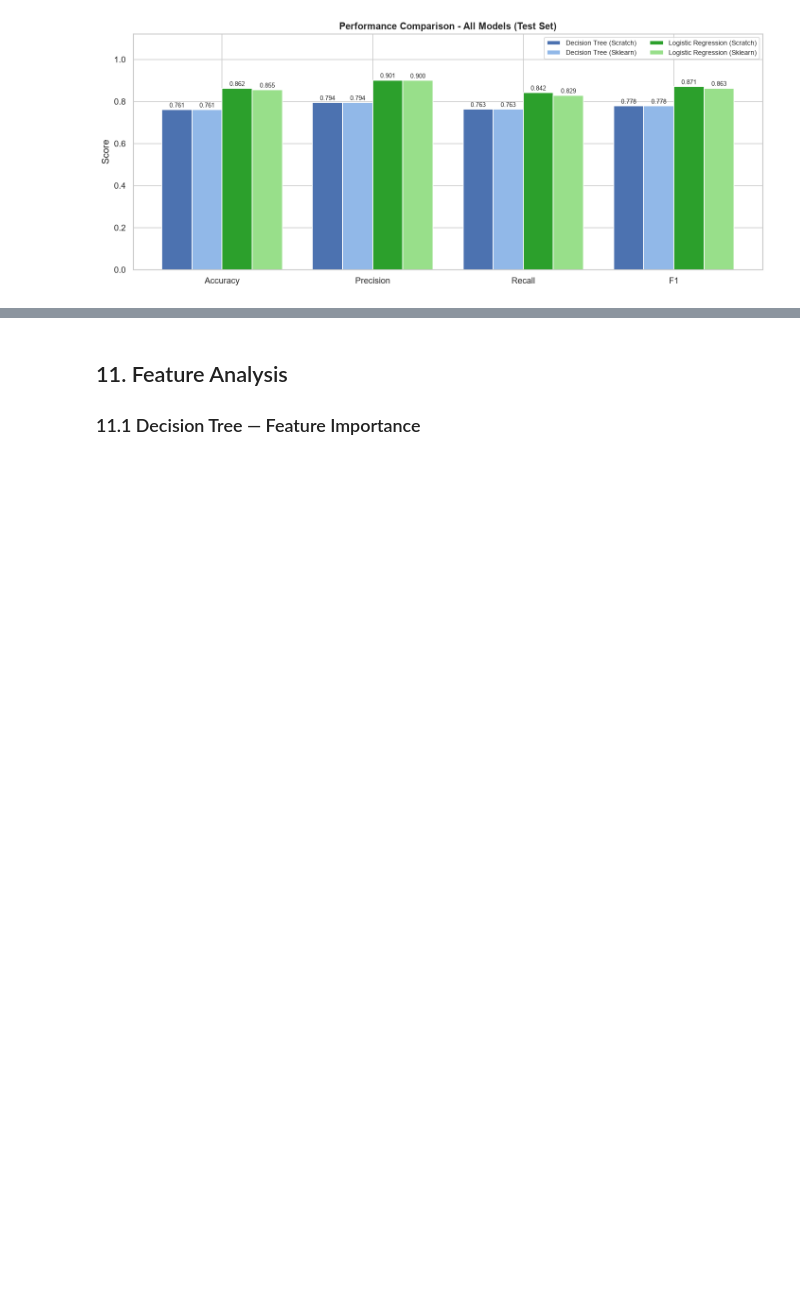
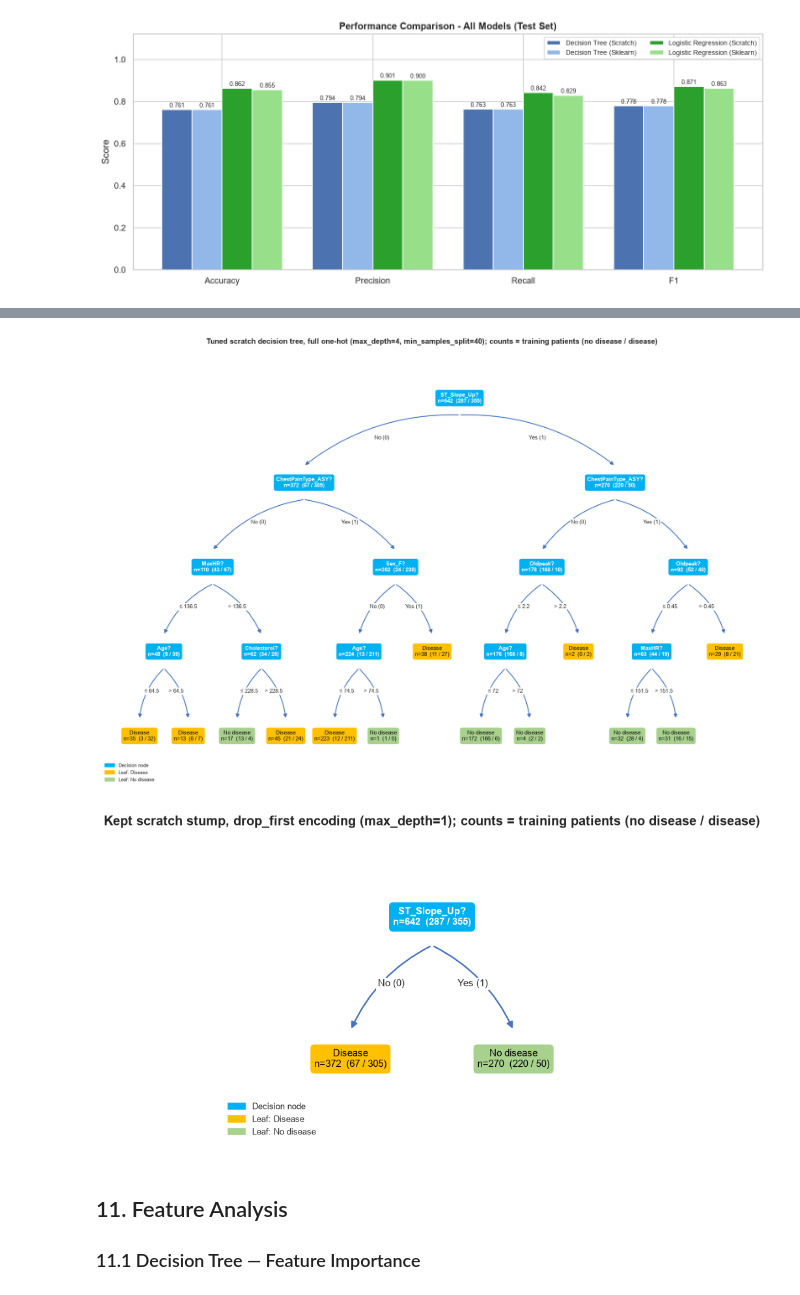
Before and after one commit to ajanumala-Albert/heart-disease-ml-project, a Jupyter notebook: heart_disease_decision_tree.ipynb, the cells around one changed output, grey strips where cells are left out. Saved outputs shown, nothing was run; the diff lists cells and outputs as text; code cells hidden in the pictures; blank space fills up the shorter version.

```diff
--- a/heart_disease_decision_tree.ipynb
+++ b/heart_disease_decision_tree.ipynb
@@ -862,3 +1051,56 @@ plt.show()
+# %%
+def draw_tree(tree, X, y, feat_names, title, fname):
+    """Draw a DecisionTreeScratch as a node-link diagram (left branch = condition true, x <= threshold)."""
+    C_NODE, C_POS, C_NEG, C_EDGE = '#00B0F0', '#FFC000', '#A9D18E', '#4472C4'
+    pos, counter = {}, [0]
+    def layout(node, depth):
+        if node.value is not None:
+            pos[id(node)] = (counter[0], -depth); counter[0] += 1
+        else:
+            layout(node.left, depth + 1); layout(node.right, depth + 1)
+            pos[id(node)] = ((pos[id(node.left)][0] + pos[id(node.right)][0]) / 2, -depth)
+    layout(tree.root, 0)
+    n_leaves, depth = tree.get_n_leaves(), tree.get_depth()
+    fig, ax = plt.subplots(figsize=(max(7, 1.5 * n_leaves), 2.6 * (depth + 1)))
+    ax.set_xlim(-0.8, n_leaves - 0.2); ax.set_ylim(-depth - 0.6, 0.6); ax.axis('off')
+    def counts(yy): return f'n={len(yy)}  ({(yy == 0).sum()} / {(yy == 1).sum()})'
+    def draw(node, Xn, yn):
+        x, yv = pos[id(node)]
+        if node.value is not None:
+            label = ('Disease' if node.value == 1 else 'No disease') + '\n' + counts(yn)
+            ax.text(x, yv, label, ha='center', va='center', fontsize=9, color='black', zorder=3,
+                    bbox=dict(boxstyle='round,pad=0.4', fc=C_POS if node.value == 1 else C_NEG, ec='none'))
+            return
+        j, th = node.feature_index, node.threshold
+        binary = np.isin(np.unique(X[:, j]), [0, 1]).all()
+        ax.text(x, yv, f'{feat_names[j]}?' + '\n' + counts(yn), ha='center', va='center', fontsize=9,
+                color='white', fontweight='bold', zorder=3, bbox=dict(boxstyle='round,pad=0.4', fc=C_NODE, ec='none'))
+        mask = Xn[:, j] <= th
+        lab_l, lab_r = ('No (0)', 'Yes (1)') if binary else (f'≤ {th:g}', f'> {th:g}')
+        for child, lab, rad, Xc, yc in [(node.left, lab_l, 0.18, Xn[mask], yn[mask]),
+                                       (node.right, lab_r, -0.18, Xn[~mask], yn[~mask])]:
+            cx, cy = pos[id(child)]
+            ax.annotate('', xy=(cx, cy + 0.2), xytext=(x, yv - 0.2), zorder=1,
+                        arrowprops=dict(arrowstyle='-|>', color=C_EDGE, lw=1.4, connectionstyle=f'arc3,rad={rad}'))
+            ax.text((x + cx) / 2, (yv + cy) / 2 + 0.03, lab, ha='center', va='center', fontsize=9, zorder=2,
+                    bbox=dict(fc='white', ec='none', pad=1.5))
+            draw(child, Xc, yc)
+    draw(tree.root, X, y)
+    ax.set_title(title, fontsize=12, fontweight='bold')
+    ax.legend(handles=[mpatches.Patch(color=C_NODE, label='Decision node'), mpatches.Patch(color=C_POS, label='Leaf: Disease'),
+                       mpatches.Patch(color=C_NEG, label='Leaf: No disease')], loc='lower left', fontsize=8, frameon=False)
+    plt.savefig(fname, bbox_inches='tight')
+    plt.show()
+
+draw_tree(dt_full_scratch, Xf_train, y_train, feature_names_full,
+          f'Tuned scratch decision tree, full one-hot (max_depth={best_depth_f}, min_samples_split={best_mss_f}); counts = training patients (no disease / disease)',
+          'fig14_dt_fullonehot_tree.png')
+draw_tree(scratch_clf, X_train, y_train, feature_names,
+          'Kept scratch stump, drop_first encoding (max_depth=1); counts = training patients (no disease / disease)',
+          'fig15_dt_stump_tree.png')
+# %% [output]
+[figure, added]
+[figure, added]
 # %% [markdown]
 ## 11. Feature Analysis
 
```
Also changed, not shown: parts of 8 cells of this notebook, 6 other files.
